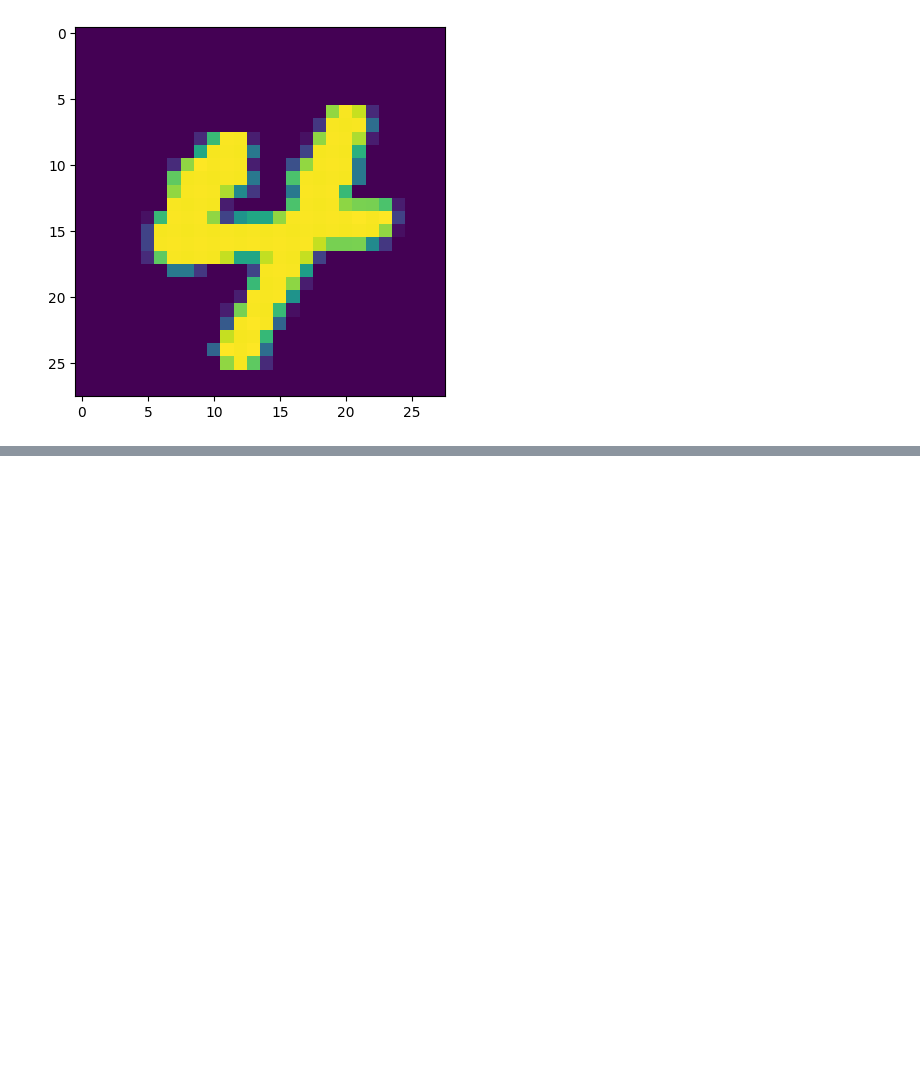
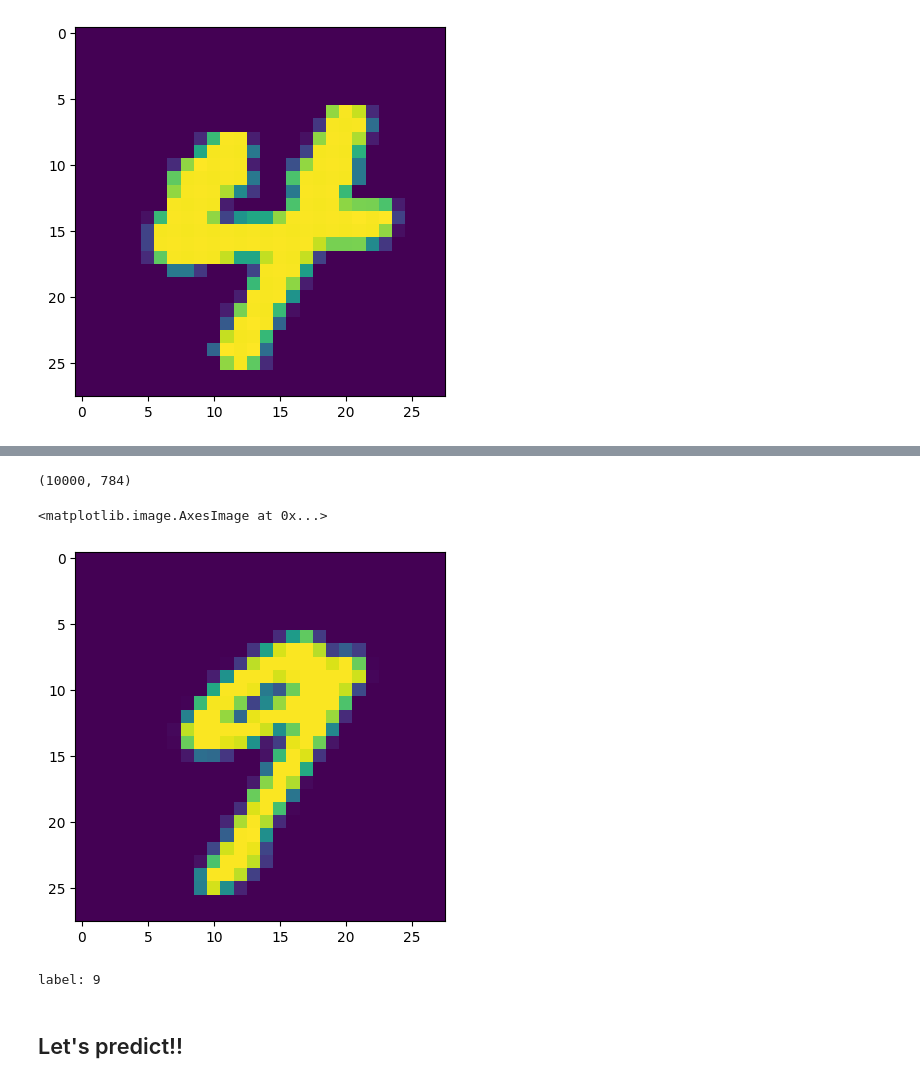
Before and after one commit to jrkwon/ece5831-2024-code, a Jupyter notebook: 05/module5-minist.ipynb, the cells around one changed output, grey strips where cells are left out. Drawn from its saved outputs; the diff is of its cells as text; code cells hidden in the pictures; blank space fills up the shorter version.

Commit message:
complete mnist - pretrained

```diff
--- a/05/module5-minist.ipynb
+++ b/05/module5-minist.ipynb
@@ -419,0 +424,2 @@ Label: 4
+# %%
+data = mnist_data.MnistData()
@@ -419,0 +436,7 @@ Label: 4
+# %%
+img = data.dataset['test_images']
+label = data.dataset['test_labels']
+# %%
+img.shape
+# %% [output]
+(10000, 784)
@@ -419,0 +445,13 @@ Label: 4
+# %%
+idx = 20
+# %%
+plt.imshow(img[idx].reshape(28,28))
+# %% [output]
+<matplotlib.image.AxesImage at 0x...>
+[figure, added]
+# %%
+print(f'label: {label[idx]}')
+# %% [output]
+label: 9
+# %% [markdown]
+## Let's predict!!
```
Also changed, not shown: parts of 22 cells of this notebook, 2 other files.
